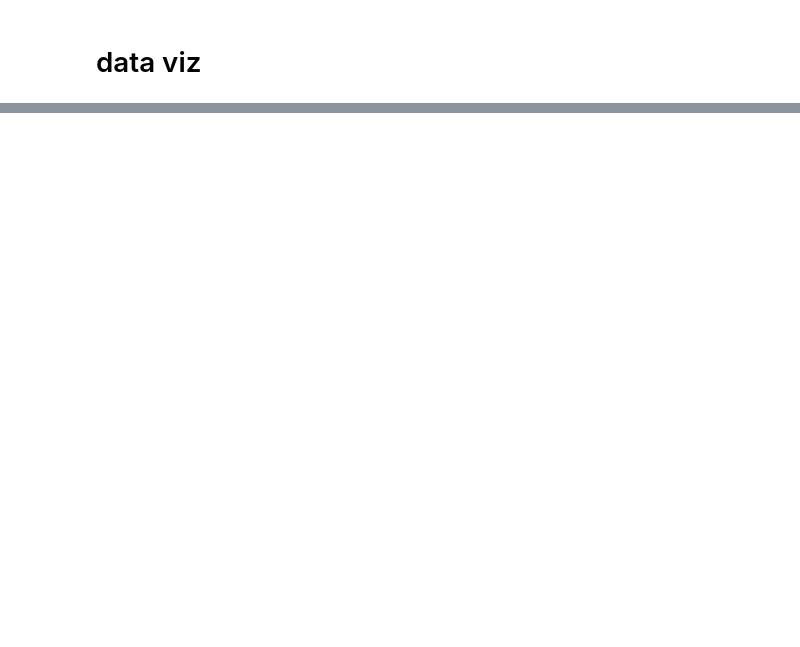
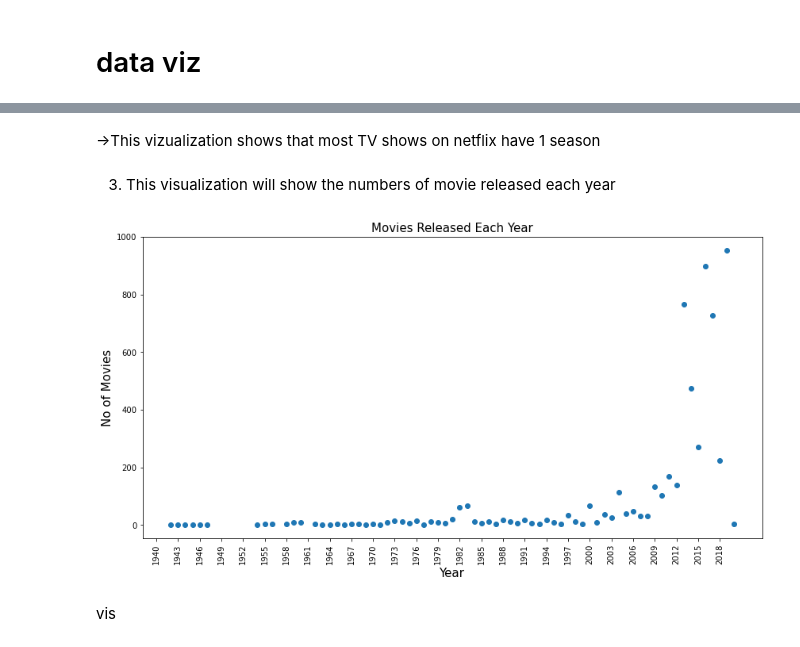
Before and after one commit to mahimaupadhya/data-analysis, a Jupyter notebook: netflix movie/netflix movie.ipynb, the cells around one changed output, grey strips where cells are left out. Drawn from its saved outputs; the diff is of its cells as text; code cells hidden in the pictures; blank space fills up the shorter version.

```diff
--- a/netflix movie/netflix movie.ipynb
+++ b/netflix movie/netflix movie.ipynb
@@ -234,0 +331,19 @@ plt.show();
+# %% [markdown]
+->This vizualization shows that most TV shows on netflix have 1 season
+# %% [markdown]
+3. This visualization will show the numbers of movie released each year
+# %%
+plt.figure(figsize=(14,7))
+num_movies=df['release_year'].value_counts()
+v=df['release_year'].unique()
+y=np.arange(1940,2021,3)
+plt.scatter(v,num_movies)
+plt.title("Movies Released Each Year",fontsize=15)
+plt.xlabel("Year",fontsize=15)
+plt.ylabel("No of Movies",fontsize=15)
+plt.xticks(ticks=y,rotation=90)
+plt.show()
+# %% [output]
+[figure, added]
+# %% [markdown]
+vis
```
Also changed, not shown: parts of 45 cells of this notebook.
